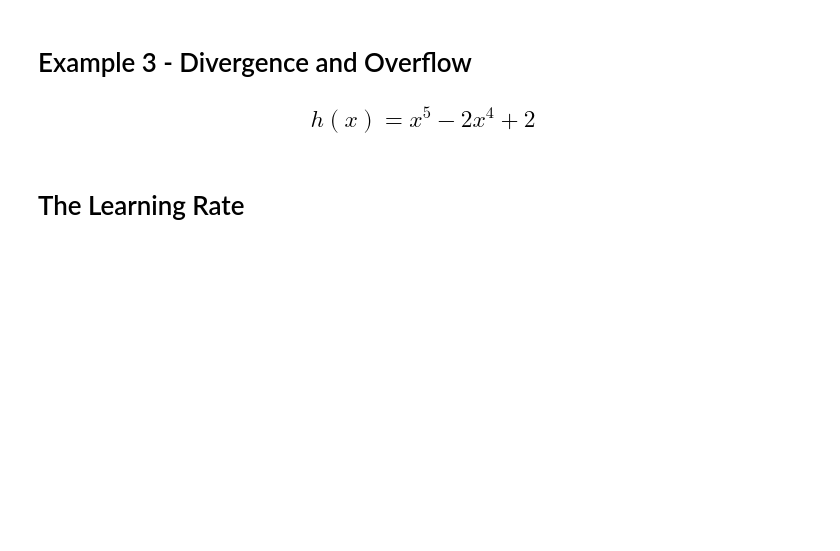
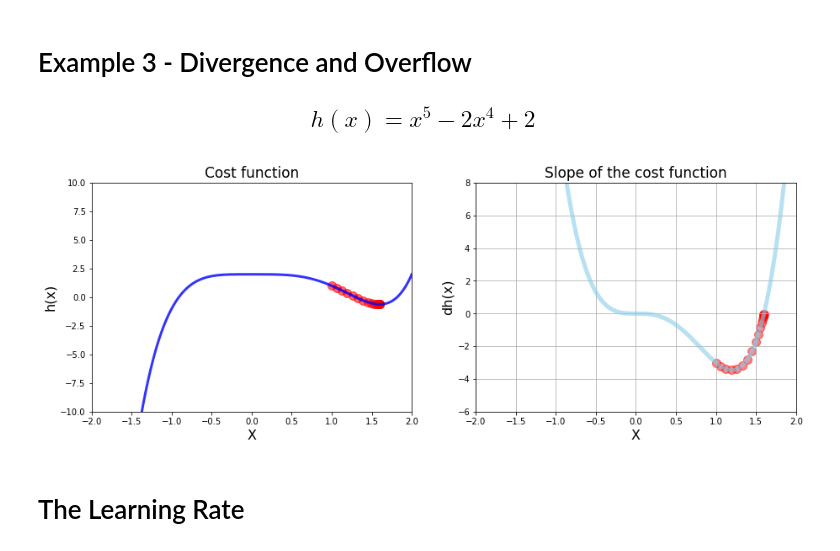
Before and after one commit to shriramrahul7/fmml2021, a Jupyter notebook: FMML_Module_4_Project.ipynb, the cells around one changed output. Saved outputs shown, nothing was run; the diff lists cells and outputs as text; code cells hidden in the pictures; blank space fills up the shorter version.

```diff
--- a/FMML_Module_4_Project.ipynb
+++ b/FMML_Module_4_Project.ipynb
@@ -270,3 +316,50 @@ plt.show()
+# %%
+## TASK-4 : Code the same things as they were done for the first two examples
+# Make some data
+x_2 = np.linspace(-2, 2, 1000)
+
+def h(x):
+    return (x**5) - (2*(x**4))+2
+
+def dh(x):
+    return 5*(x**4) - (8 * (x**3))
+
+# Calling gradient descent function
+local_min, list_x, deriv_list = gradient_descent(derivative_func=dh, initial_guess= 1, multiplier=0.02)
+
+# Plot function and derivative and scatter plot side by side
+
+plt.figure(figsize=[15, 5])
+
+# 1 Chart: Cost function
+plt.subplot(1, 2, 1)
+
+plt.xlim(-2, 2)
+plt.ylim(-10, 10)
+
+plt.title('Cost function', fontsize=17)
+plt.xlabel('X', fontsize=16)
+plt.ylabel('h(x)', fontsize=16)
+
+plt.plot(x_2, h(x_2), color='blue', linewidth=3, alpha=0.8)
+plt.scatter(list_x, h(np.array(list_x)), color='red', s=100, alpha=0.6)
+
+# 2 Chart: Derivative
+plt.subplot(1, 2, 2)
+
+plt.title('Slope of the cost function', fontsize=17)
+plt.xlabel('X', fontsize=16)
+plt.ylabel('dh(x)', fontsize=16)
+plt.grid()
+plt.xlim(-2, 2)
+plt.ylim(-6, 8)
+
+plt.plot(x_2, dh(x_2), color='skyblue', linewidth=5, alpha=0.6)
+plt.scatter(list_x, deriv_list, color='red', s=100, alpha=0.5)
+
+plt.show()
+# %% [output]
+[figure, added]
 # %% [markdown]
 # The Learning Rate
 # %%
```
Also changed, not shown: parts of 29 cells of this notebook.
